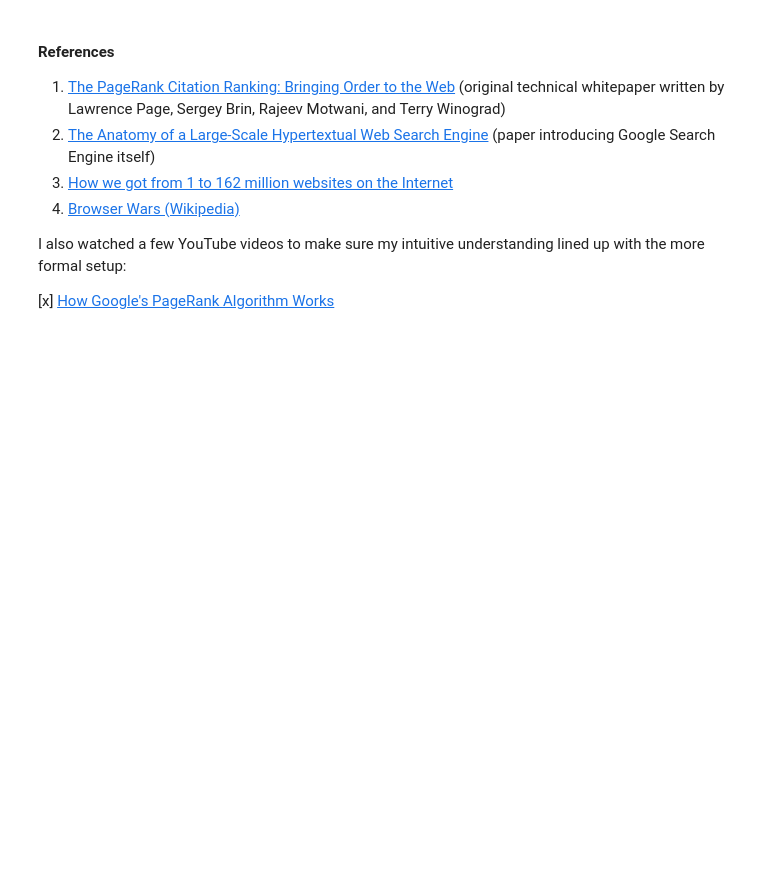
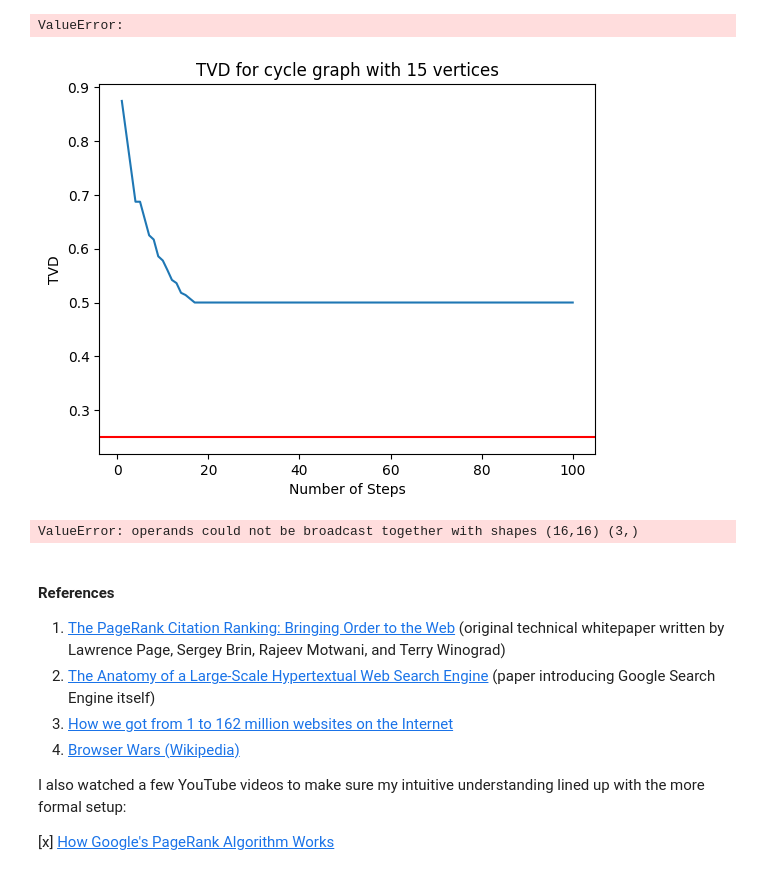
Before and after one commit to vviggyy/mc_pagerank, a Jupyter notebook: mc_pagerank.ipynb, the cells around one changed output. Saved outputs shown, nothing was run; the diff lists cells and outputs as text; code cells hidden in the pictures; blank space fills up the shorter version.

```diff
--- a/mc_pagerank.ipynb
+++ b/mc_pagerank.ipynb
@@ -15,3 +178,39 @@ PageRank itself ties closely
+# %%
+# Test 2
+
+graph = nx.cycle_graph(16)
+g = GraphMC(graph)
+
+starting_dist = [1, 0, 0, 0, 0, 0, 0, 0, 0, 0, 0, 0, 0, 0, 0, 0]
+dist = starting_dist
+tvd = []
+for i in range(100):
+    dist = g.update(dist)
+    tvd.append(g.total_variational_distance(dist))
+
+plt.plot(np.linspace(1,100,100), tvd)
+plt.xlabel("Number of Steps")
+plt.ylabel("TVD")
+plt.title("TVD for cycle graph with 15 vertices")
+plt.axhline(0.25, c='r')
+
+print("mixing time: ", g.mixing_time(starting_distribution=starting_dist))
+# %% [output]
+ValueError:
+[figure, added]
+# %%
+# Mixing time as a function of cycle length and spectral gap
+
+mix = []
+for i in range(3, 52):
+    start = np.zeros(i)
+    start[0] = 1
+    g = GraphMC(nx.cycle_graph(i))
+    mix.append(g.mixing_time(start))
+
+print(mix)
+# %% [output]
+ValueError: operands could not be broadcast together with shapes (16,16) (3,)
 # %% [markdown]
 #### References
 1. [The PageRank Citation Ranking: Bringing Order to the Web](https://www.cis.upenn.edu/~mkearns/teaching/NetworkedLife/pagerank.pdf) (original technical whitepaper written by Lawrence Page, Sergey Brin, Rajeev Motwani, and Terry Winograd)
```
Also changed, not shown: parts of 8 cells of this notebook.
